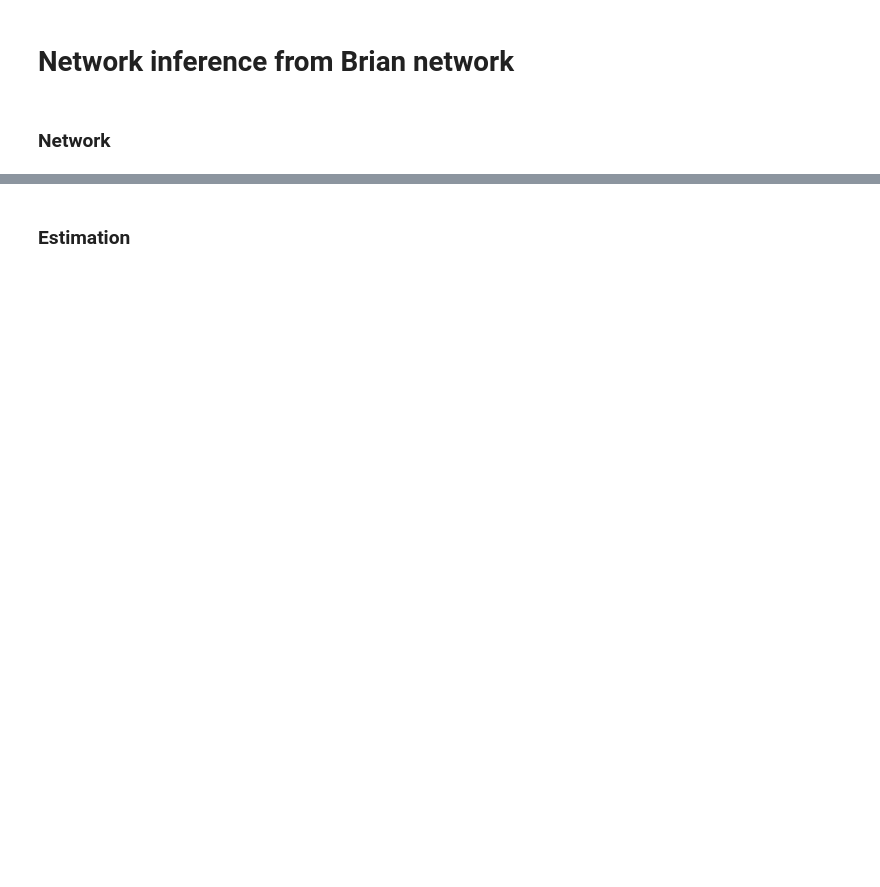
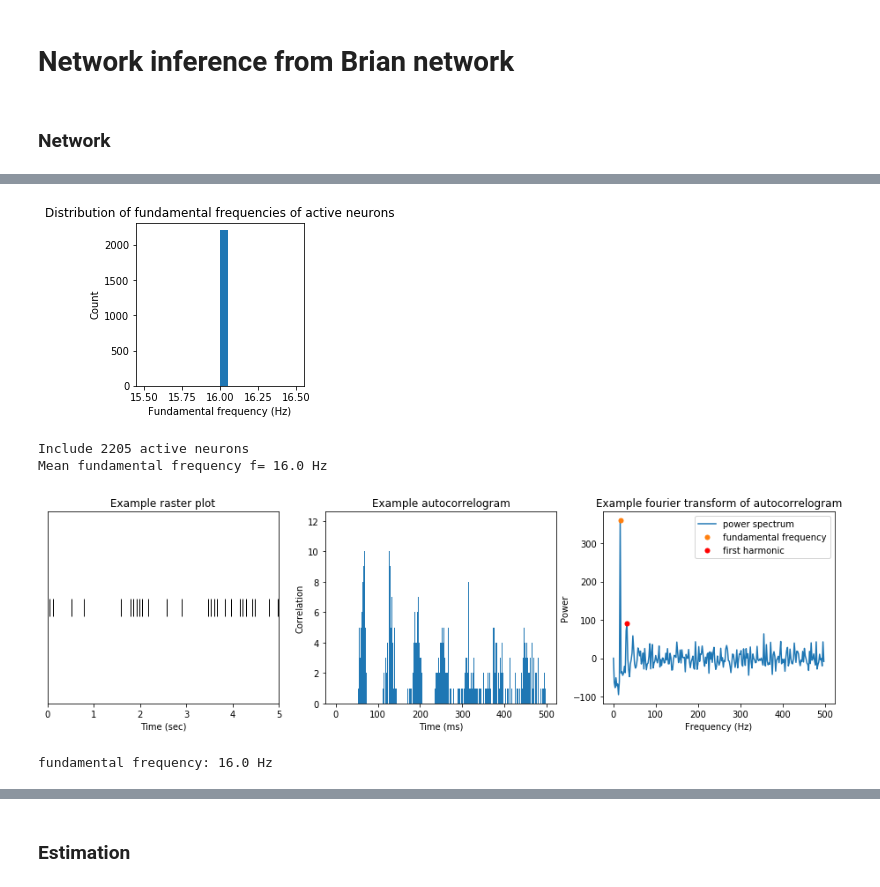
Before and after one commit to yger/inference, a Jupyter notebook: network_inference_brian.ipynb, the cells around one changed output, grey strips where cells are left out. Cells and saved outputs as stored; diff of their text form; code cells hidden in the pictures; blank space fills up the shorter version.

```diff
--- a/network_inference_brian.ipynb
+++ b/network_inference_brian.ipynb
@@ -235,0 +231,80 @@ show()
+# %%
+# individual neuron oscillatory behaviour
+def autocorr(x,steps):
+    ac = np.array([np.correlate(x[:-t],x[t:])[0] for t in steps])
+    return ac
+
+stepsize = 1 #ms
+analyse_time = 50 #seconds to include in analysis
+maxlag = 500.0 #ms
+steps = np.arange(stepsize,int(maxlag),stepsize) #omit 0 lag
+# only include active neurons (mean fr>5 Hz)
+rate_threshold = 2.0
+active_neurons = np.where(np.mean(spikes[:,:analyse_time*1000],1)*1000.0>rate_threshold)[0]
+cg = np.zeros((len(active_neurons),len(steps)+1))
+cg_hat = np.zeros((len(active_neurons),len(steps)+1))
+for i_N,id_N in enumerate(active_neurons):
+    cg[i_N,1:] = autocorr(spikes[id_N,:analyse_time*1000],steps) #autocorrelogram
+    cg_hat[i_N,:] = np.fft.fft(cg[i_N,:]).real # fast fourier transform
+steps = np.insert(steps,0,0) # add 0 lag to vector
+
+n_samp = cg.shape[-1] # n samples
+T = (maxlag/n_samp)/1000.0 #second per sample
+freq = np.fft.fftfreq(n_samp) #normalized frequency
+
+
+# PLOTS
+
+# frequency with maximum power
+cg_hat[:,0] = 0 #set f=0 power to 0
+max_f = freq[[np.argmax(cg_hat[i_N,:n_samp/2]) for i_N in range(len(active_neurons))]]/T
+figure(figsize=(3,3))
+hist(max_f,20)
+title('Distribution of fundamental frequencies of active neurons')
+xlabel('Fundamental frequency (Hz)')
+ylabel('Count')
+show()
+print ''
+print 'Include',len(active_neurons),'active neurons'
+print 'Mean fundamental frequency f=',np.mean(max_f),'Hz'
+print ''
+
+# plot example neurons
+i_N = np.where(max_f==np.mean(max_f))[0][0] #which neuron to plot
+f = figure(figsize=(16,4))
+
+# plot raster plot
+ax = f.add_subplot(131)
+plot(np.where(spikes[i_N,:]==1)[0]/1000.0,spikes[i_N,spikes[i_N,:]==1],'|k',lw=0,ms=20)
+title('Example raster plot')
+xlim([0,5])
+ylim([0.9,1.1])
+ax.set_yticks([])
+xlabel('Time (sec)')
+
+# plot autocorrelogram
+ax = f.add_subplot(132)
+bar(steps,cg[i_N,:],width=stepsize)
+title('Example autocorrelogram')
+xlabel('Time (ms)')
+ylabel('Correlation')
+
+# plot fourier transform
+ax = f.add_subplot(133)
+plot(freq[:n_samp/2]/T,cg_hat[i_N,:n_samp/2],label='power spectrum') #display frequency as cycles/second
+plot(max_f[i_N],np.max(cg_hat[i_N,:n_samp/2]),'.',ms=10,label='fundamental frequency') #plot funndamental freq
+plot(max_f[i_N]*2,cg_hat[i_N,np.where(freq/T==max_f[i_N]*2)[0][0]],
+     'r.',ms=10,label='first harmonic') #plot harmonics
+ax.set_title('Example fourier transform of autocorrelogram')
+ylabel('Power')
+xlabel('Frequency (Hz)')
+legend()
+show()
+
+print 'fundamental frequency:',max_f[i_N],'Hz'
+# %% [output]
+[figure, added]
+Include 2205 active neurons
+Mean fundamental frequency f= 16.0 Hz
+[figure, added]
+fundamental frequency: 16.0 Hz
```
Also changed, not shown: parts of 10 cells of this notebook.
